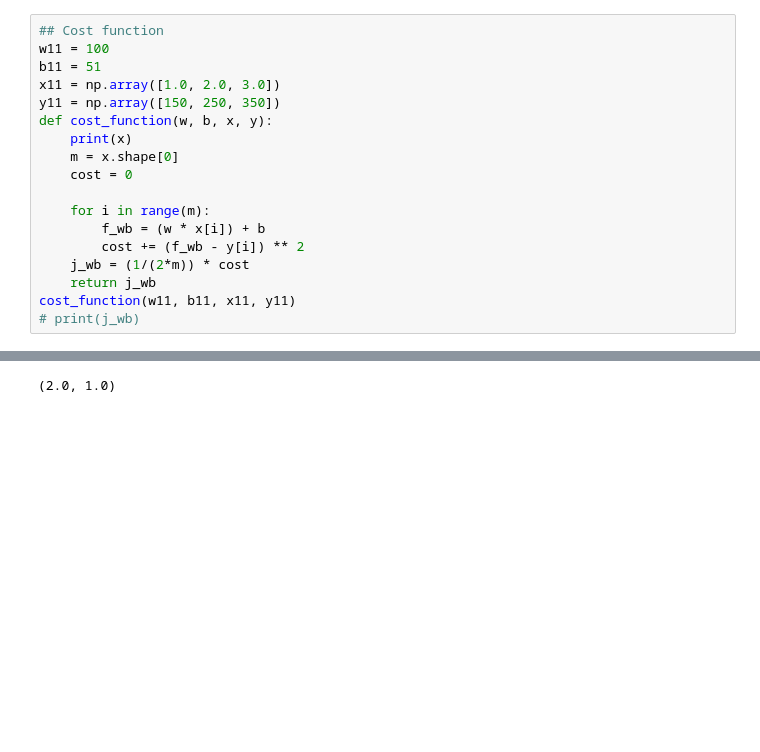
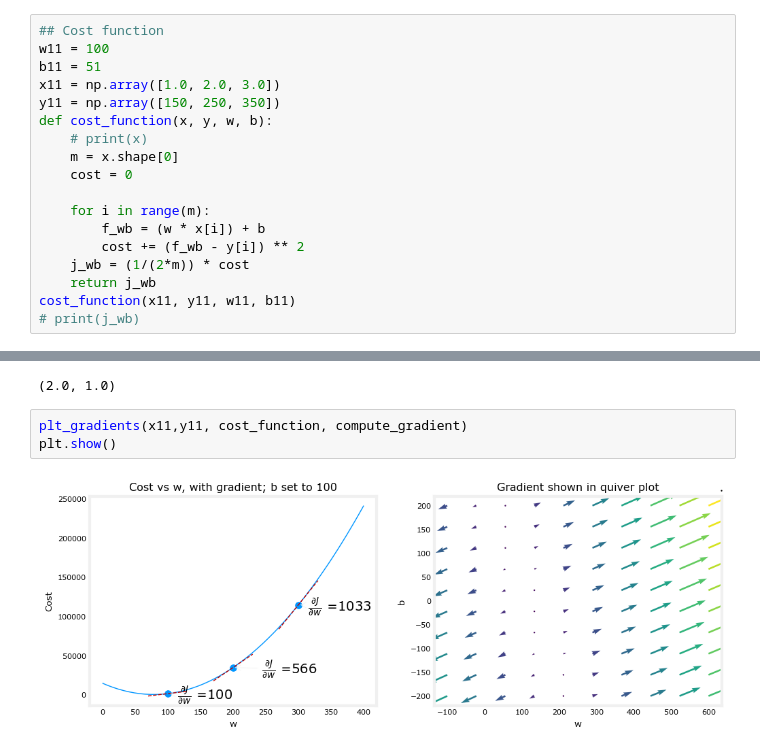
Before and after one commit to Ali-awesome/ML_coursera, a Jupyter notebook: codes/C1W1_Practice.ipynb, the cells around one changed output, grey strips where cells are left out. Cells and saved outputs as stored; diff of their text form; blank space fills up the shorter version.

Commit message:
Gradient ploting in quiver plot

```diff
--- a/codes/C1W1_Practice.ipynb
+++ b/codes/C1W1_Practice.ipynb
@@ -39,8 +39,8 @@ w11 = 100
 b11 = 51
 x11 = np.array([1.0, 2.0, 3.0])
 y11 = np.array([150, 250, 350])
-def cost_function(w, b, x, y):
-    print(x)
+def cost_function(x, y, w, b):
+    # print(x)
     m = x.shape[0]
     cost = 0
 
@@ -49,6 +49,6 @@ def cost_function(w, b, x, y):
         cost += (f_wb - y[i]) ** 2
     j_wb = (1/(2*m)) * cost
     return j_wb
-cost_function(w11, b11, x11, y11)
+cost_function(x11, y11, w11, b11)
 # print(j_wb)
 # %% [output]
@@ -98,3 +97,8 @@ def compute_gradient(x, y, w, b):
 compute_gradient(x11, y11, w11, b11)
 # %% [output]
 (2.0, 1.0)
+# %%
+plt_gradients(x11,y11, cost_function, compute_gradient)
+plt.show()
+# %% [output]
+[figure, added]
```
Also changed, not shown: parts of 1 cell of this notebook.
